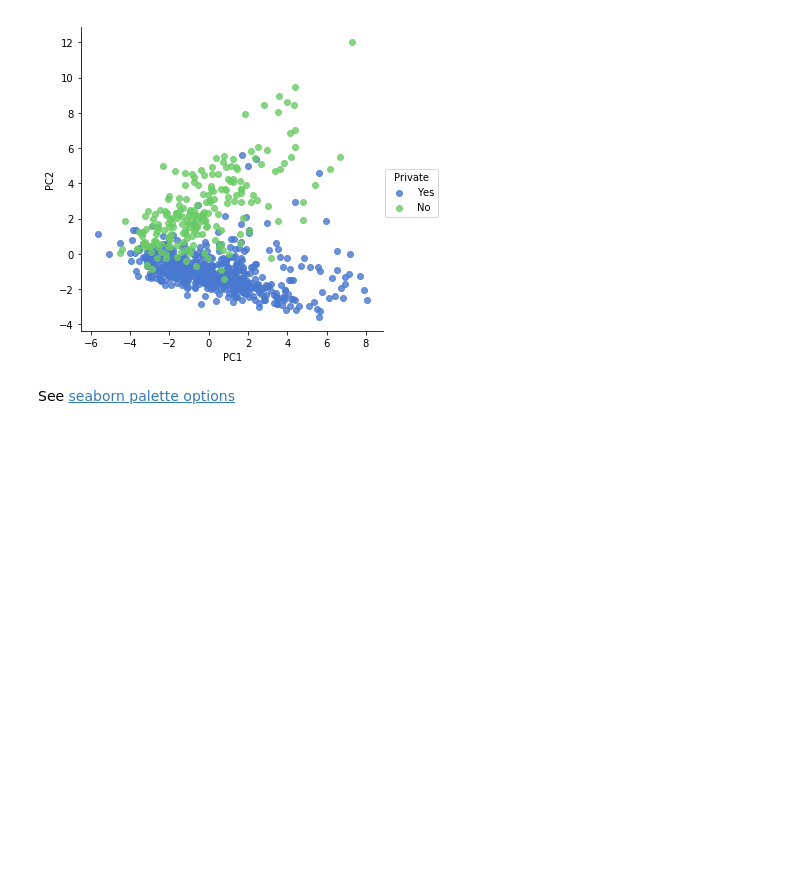
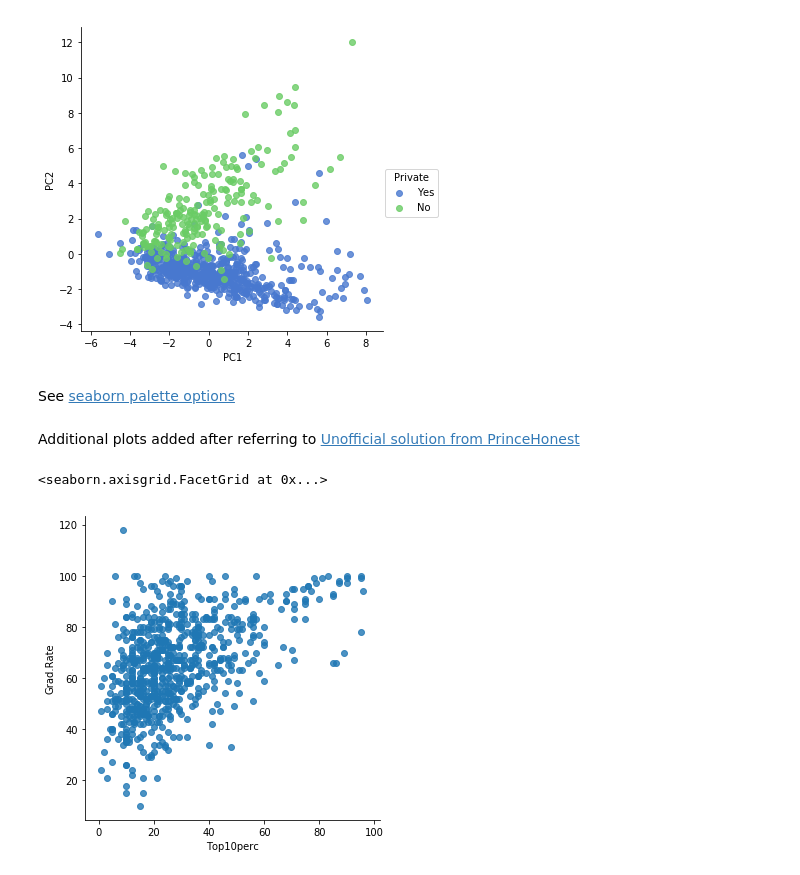
Before and after one commit to rongqingpin/ISLR7, a Jupyter notebook: chap2_college.ipynb, the cells around one changed output. Cells and saved outputs as stored; diff of their text form; code cells hidden in the pictures; blank space fills up the shorter version.

```diff
--- a/chap2_college.ipynb
+++ b/chap2_college.ipynb
@@ -220,3 +220,10 @@ sns.lmplot(x = 'PC1', y = 'PC2', hue = X2.columns[0], data = Xplot, fit_reg = Fa
 [figure]
 # %% [markdown]
 See [seaborn palette options](https://seaborn.pydata.org/generated/seaborn.color_palette.html#seaborn.color_palette)
+# %% [markdown]
+Additional plots added after referring to [Unofficial solution from PrinceHonest](https://raw.githubusercontent.com/asadoughi/stat-learning/master/ch2/applied.R)
+# %%
+sns.lmplot(x = 'Top10perc', y = 'Grad.Rate', data = X, fit_reg = False)
+# %% [output]
+<seaborn.axisgrid.FacetGrid at 0x...>
+[figure, added]
```
Also changed, not shown: parts of 3 cells of this notebook.
